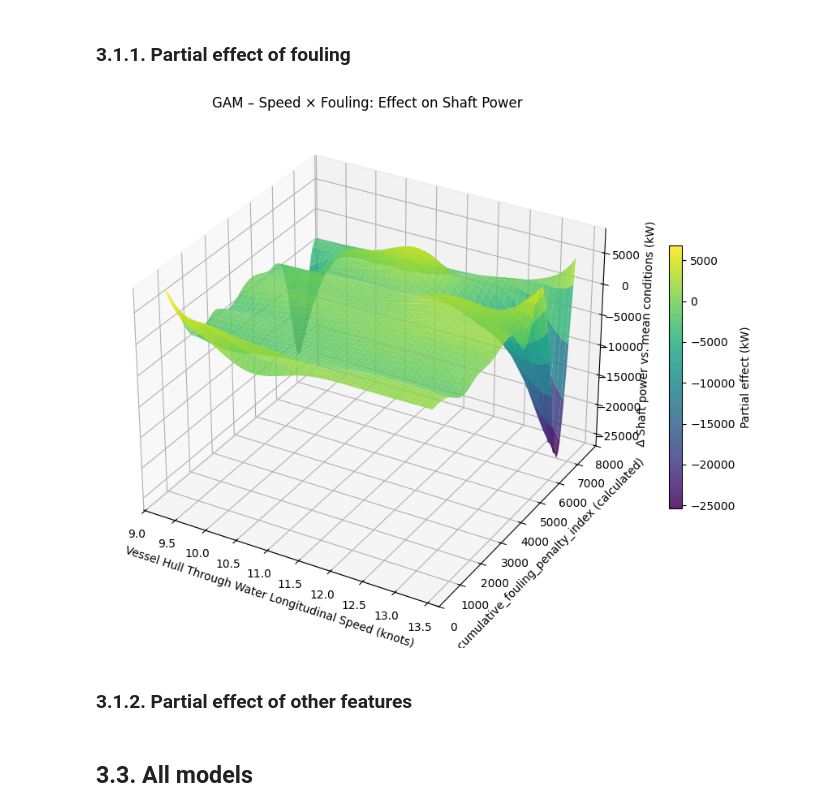
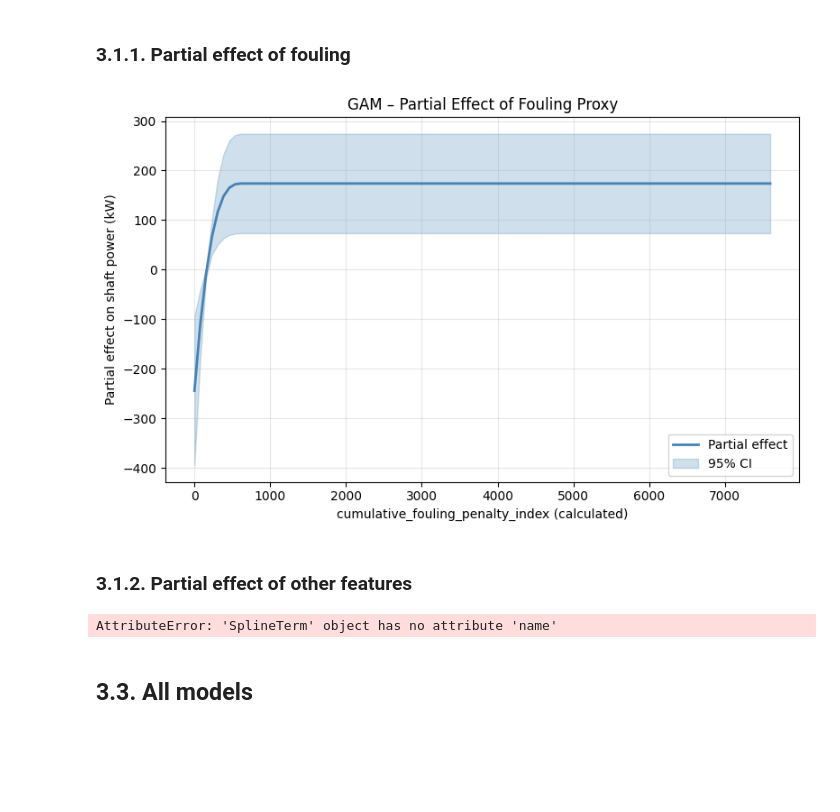
Before and after one commit to AugustBjerg/Master-s-thesis, a Jupyter notebook: code/modelling/notebooks/evaluation.ipynb, the cells around one changed output. Saved outputs shown, nothing was run; the diff lists cells and outputs as text; code cells hidden in the pictures; blank space fills up the shorter version.

```diff
--- a/code/modelling/notebooks/evaluation.ipynb
+++ b/code/modelling/notebooks/evaluation.ipynb
@@ -721,9 +721,9 @@ def visualize_fouling_dependence(
 # %%
 visualize_fouling_dependence(
     X=X_train,
-    speed_foul_tensor = True,
+    speed_foul_tensor = False,
 )
 # %% [output]
-[figure, old version]
+[figure, new version]
 # %% [markdown]
 ### 3.1.2. Partial effect of other features
@@ -730,3 +831,7 @@ visualize_fouling_dependence(
+# %%
+plot_gam_partial_dependence(model_pipelines_incl_foul["GAM"])
+# %% [output]
+AttributeError: 'SplineTerm' object has no attribute 'name'
 # %% [markdown]
 ## 3.3. All models
 # %% [markdown]
```
Also changed, not shown: parts of 7 cells of this notebook, 3 other files.
